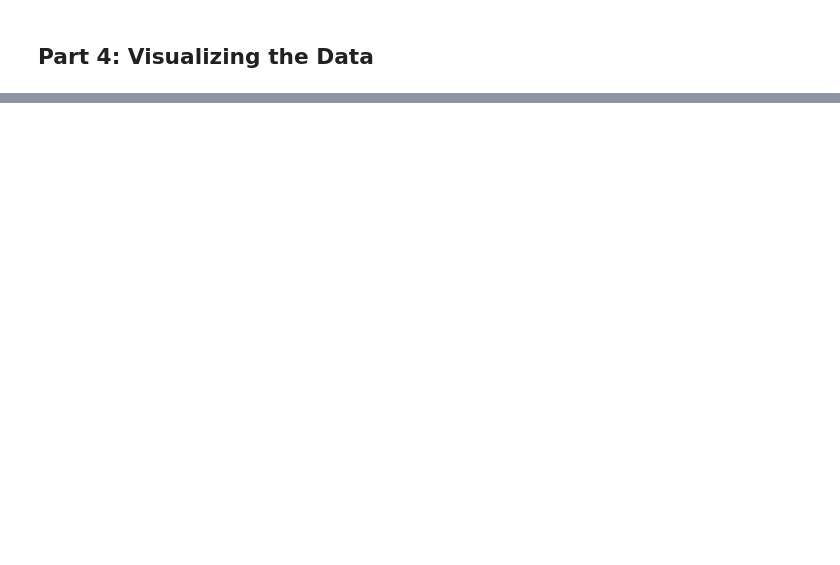
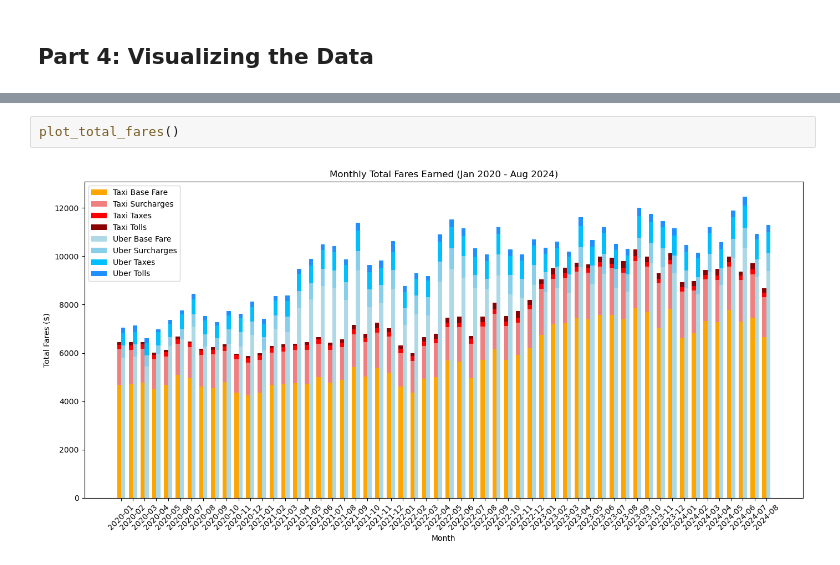
Before and after one commit to rosyzhj/4501-final-project, a Jupyter notebook: Project Scaffolding.ipynb, the cells around one changed output, grey strips where cells are left out. Drawn from its saved outputs; the diff is of its cells as text; blank space fills up the shorter version.

```diff
--- a/Project Scaffolding.ipynb
+++ b/Project Scaffolding.ipynb
@@ -1456,0 +1653,4 @@ plot_tip_comparison(taxi_tip_df, uber_tip_df)
+# %%
+plot_total_fares()
+# %% [output]
+[figure, added]
```
Also changed, not shown: parts of 71 cells of this notebook.
